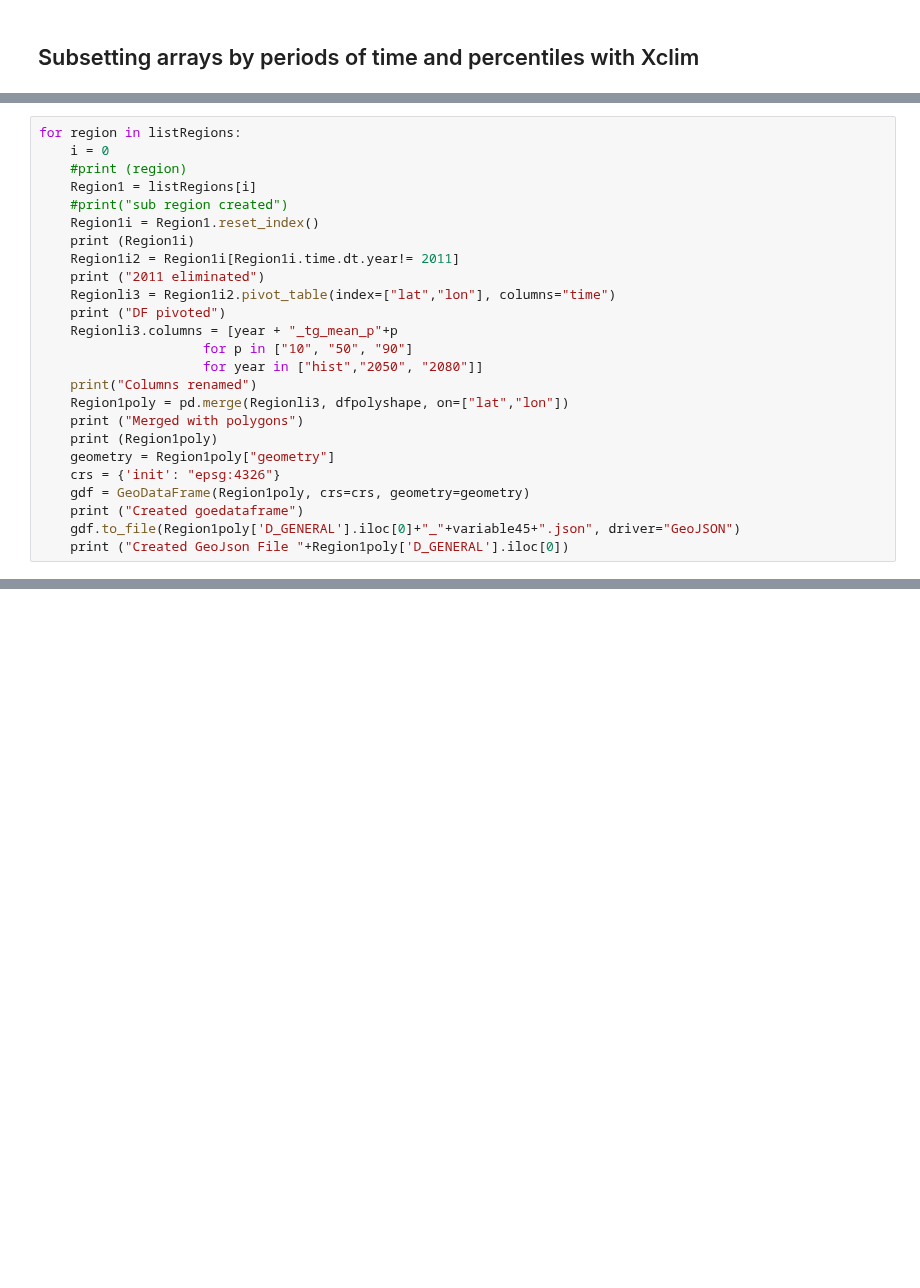
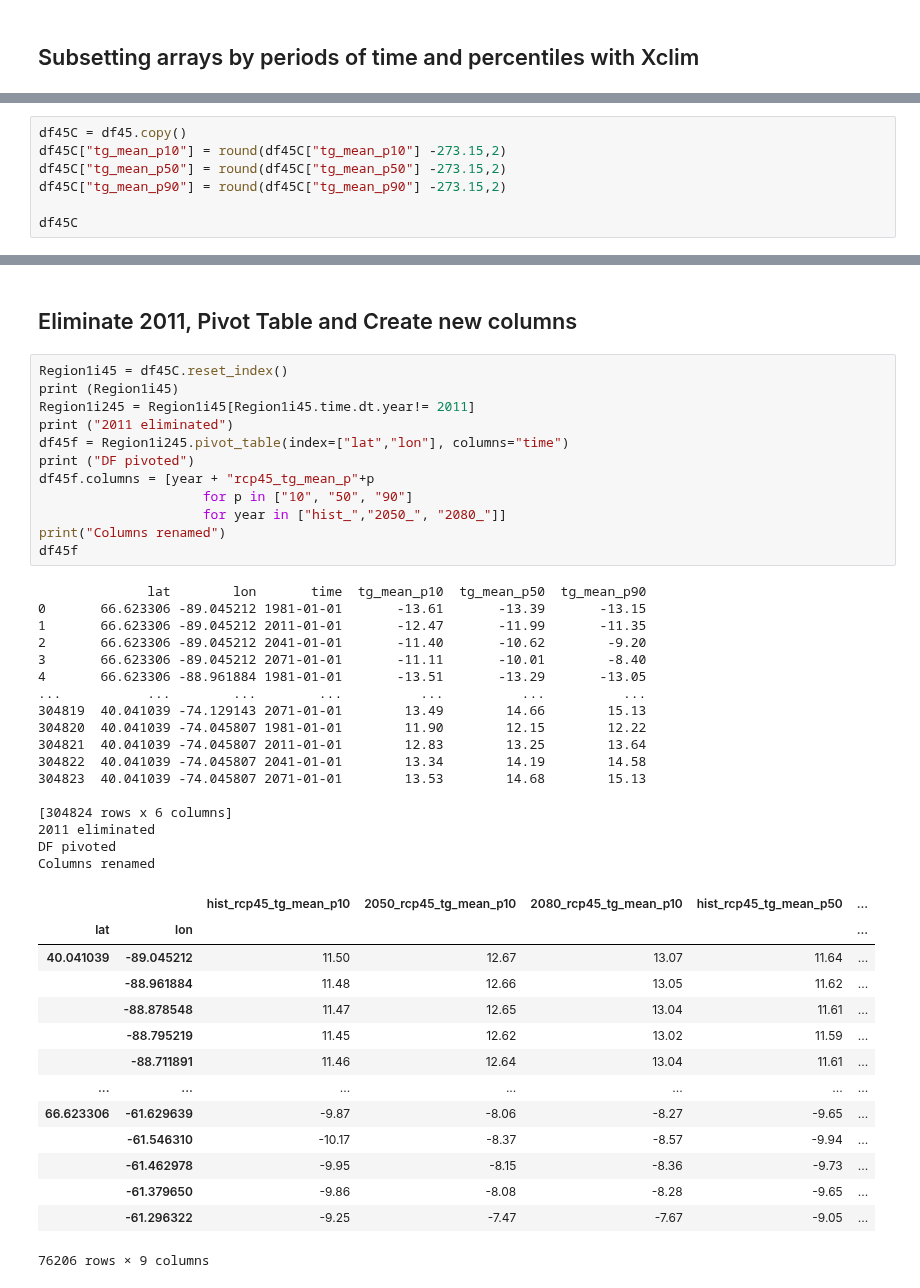
Before and after one commit to marinalopez2110/FistTemplateClimPort, a Jupyter notebook: Creating Maps with Xclim2.ipynb, the cells around one changed output, grey strips where cells are left out. Saved outputs shown, nothing was run; the diff lists cells and outputs as text; blank space fills up the shorter version.

```diff
--- a/Creating Maps with Xclim2.ipynb
+++ b/Creating Maps with Xclim2.ipynb
@@ -339,25 +88,0 @@ Data variables:
-# %%
-for region in listRegions:
-    i = 0
-    #print (region)
-    Region1 = listRegions[i]
-    #print("sub region created")
-    Region1i = Region1.reset_index()
-    print (Region1i)
-    Region1i2 = Region1i[Region1i.time.dt.year!= 2011]
-    print ("2011 eliminated")
-    Regionli3 = Region1i2.pivot_table(index=["lat","lon"], columns="time")
-    print ("DF pivoted")
-    Regionli3.columns = [year + "_tg_mean_p"+p
-                     for p in ["10", "50", "90"]
-                     for year in ["hist","2050", "2080"]]
-    print("Columns renamed")
-    Region1poly = pd.merge(Regionli3, dfpolyshape, on=["lat","lon"])
-    print ("Merged with polygons")
-    print (Region1poly)
-    geometry = Region1poly["geometry"]
-    crs = {'init': "epsg:4326"}
-    gdf = GeoDataFrame(Region1poly, crs=crs, geometry=geometry)
-    print ("Created goedataframe")
-    gdf.to_file(Region1poly['D_GENERAL'].iloc[0]+"_"+variable45+".json", driver="GeoJSON")
-    print ("Created GeoJson File "+Region1poly['D_GENERAL'].iloc[0])
@@ -620,0 +158,7 @@ dfper
+# %%
+df45C = df45.copy()
+df45C["tg_mean_p10"] = round(df45C["tg_mean_p10"] -273.15,2)
+df45C["tg_mean_p50"] = round(df45C["tg_mean_p50"] -273.15,2)
+df45C["tg_mean_p90"] = round(df45C["tg_mean_p90"] -273.15,2)
+
+df45C
@@ -620,0 +180,46 @@ dfper
+# %% [markdown]
+## Eliminate 2011, Pivot Table and Create new columns
+# %%
+Region1i45 = df45C.reset_index()
+print (Region1i45)
+Region1i245 = Region1i45[Region1i45.time.dt.year!= 2011]
+print ("2011 eliminated")
+df45f = Region1i245.pivot_table(index=["lat","lon"], columns="time")
+print ("DF pivoted")
+df45f.columns = [year + "rcp45_tg_mean_p"+p
+                     for p in ["10", "50", "90"]
+                     for year in ["hist_","2050_", "2080_"]]
+print("Columns renamed")
+df45f
+# %% [output]
+              lat        lon       time  tg_mean_p10  tg_mean_p50  tg_mean_p90
+0       66.623306 -89.045212 1981-01-01       -13.61       -13.39       -13.15
+1       66.623306 -89.045212 2011-01-01       -12.47       -11.99       -11.35
+2       66.623306 -89.045212 2041-01-01       -11.40       -10.62        -9.20
+3       66.623306 -89.045212 2071-01-01       -11.11       -10.01        -8.40
+4       66.623306 -88.961884 1981-01-01       -13.51       -13.29       -13.05
+...           ...        ...        ...          ...          ...          ...
+304819  40.041039 -74.129143 2071-01-01        13.49        14.66        15.13
+304820  40.041039 -74.045807 1981-01-01        11.90        12.15        12.22
+304821  40.041039 -74.045807 2011-01-01        12.83        13.25        13.64
+304822  40.041039 -74.045807 2041-01-01        13.34        14.19        14.58
+304823  40.041039 -74.045807 2071-01-01        13.53        14.68        15.13
+
+[304824 rows x 6 columns]
+2011 eliminated
+DF pivoted
+Columns renamed
+|  |  | hist_rcp45_tg_mean_p10 | 2050_rcp45_tg_mean_p10 | 2080_rcp45_tg_mean_p10 | hist_rcp45_tg_mean_p50 | ... |
+| lat | lon |  |  |  |  | ... |
+| 40.041039 | -89.045212 | 11.50 | 12.67 | 13.07 | 11.64 | ... |
+|  | -88.961884 | 11.48 | 12.66 | 13.05 | 11.62 | ... |
+|  | -88.878548 | 11.47 | 12.65 | 13.04 | 11.61 | ... |
+|  | -88.795219 | 11.45 | 12.62 | 13.02 | 11.59 | ... |
+|  | -88.711891 | 11.46 | 12.64 | 13.04 | 11.61 | ... |
+| ... | ... | ... | ... | ... | ... | ... |
+| 66.623306 | -61.629639 | -9.87 | -8.06 | -8.27 | -9.65 | ... |
+|  | -61.546310 | -10.17 | -8.37 | -8.57 | -9.94 | ... |
+|  | -61.462978 | -9.95 | -8.15 | -8.36 | -9.73 | ... |
+|  | -61.379650 | -9.86 | -8.08 | -8.28 | -9.65 | ... |
+|  | -61.296322 | -9.25 | -7.47 | -7.67 | -9.05 | ... |
+76206 rows × 9 columns
```
Also changed, not shown: parts of 64 cells of this notebook.
